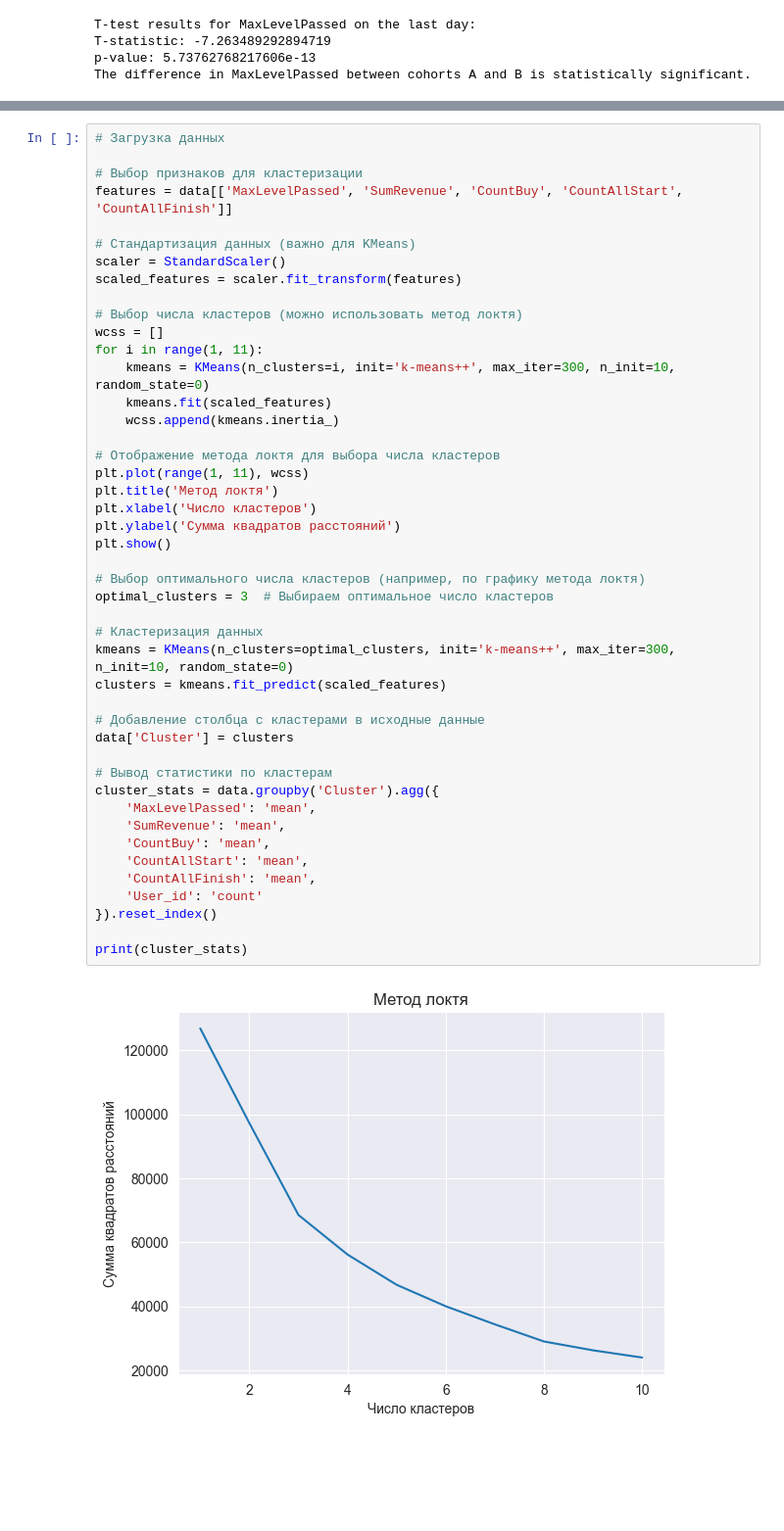
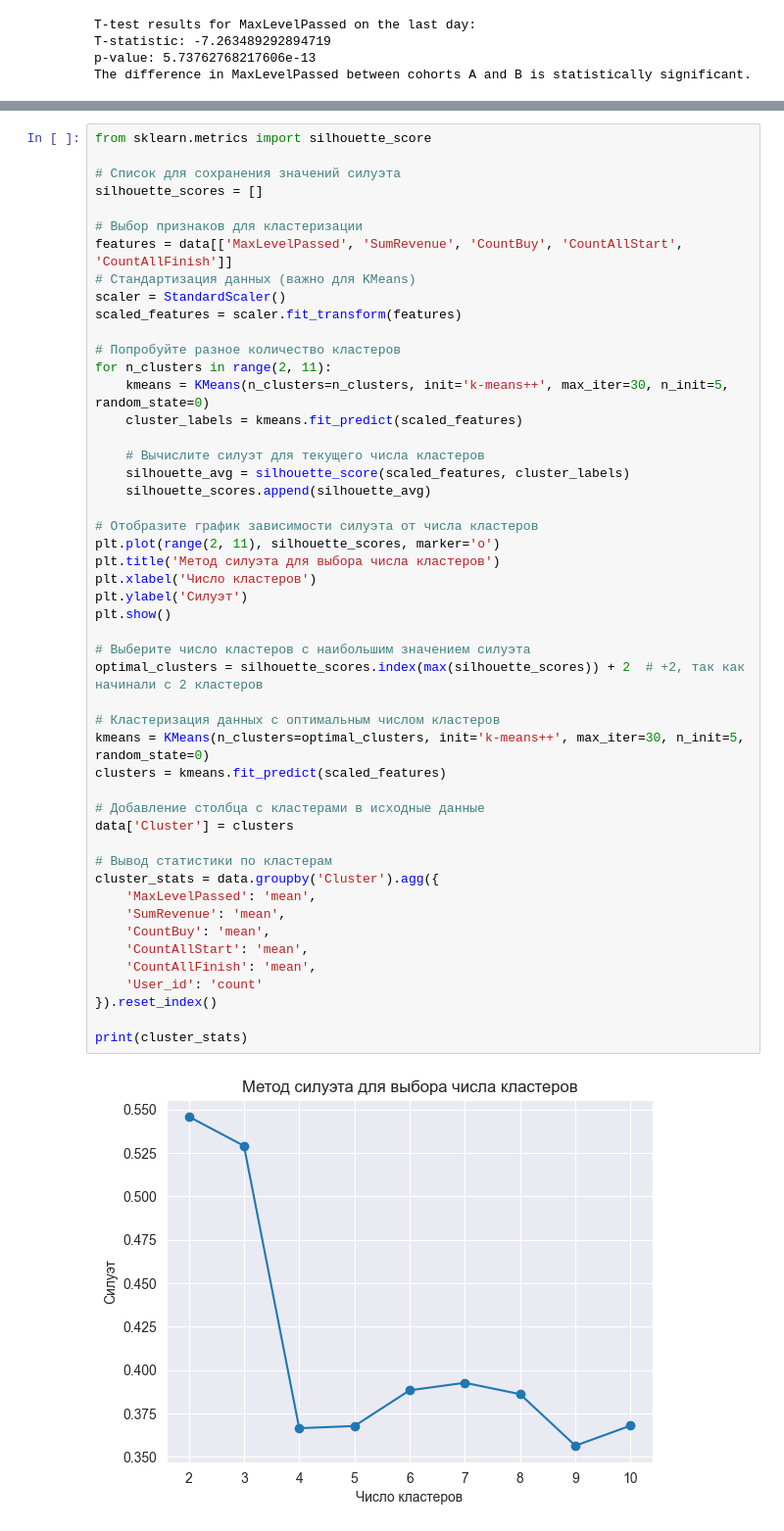
Before and after one commit to prosto-vlad19/A-B_testing_analysis, a Jupyter notebook: other_analysis.ipynb, the cells around one changed output, grey strips where cells are left out. Shown at 98% size. Saved outputs shown, nothing was run; the diff lists cells and outputs as text; blank space fills up the shorter version.

```diff
--- a/other_analysis.ipynb
+++ b/other_analysis.ipynb
@@ -215,48 +268,52 @@ linear_regression(data_scaled_cohort_A,ignore_columns=['SumRevenue', 'User_id',
 # %%
-# Загрузка данных
+from sklearn.metrics import silhouette_score
+
+# Список для сохранения значений силуэта
+silhouette_scores = []
 
 # Выбор признаков для кластеризации
 features = data[['MaxLevelPassed', 'SumRevenue', 'CountBuy', 'CountAllStart', 'CountAllFinish']]
-
 # Стандартизация данных (важно для KMeans)
 scaler = StandardScaler()
 scaled_features = scaler.fit_transform(features)
 
-# Выбор числа кластеров (можно использовать метод локтя)
-wcss = []
-for i in range(1, 11):
-    kmeans = KMeans(n_clusters=i, init='k-means++', max_iter=300, n_init=10, random_state=0)
-    kmeans.fit(scaled_features)
-    wcss.append(kmeans.inertia_)
+# Попробуйте разное количество кластеров
+for n_clusters in range(2, 11):
+    kmeans = KMeans(n_clusters=n_clusters, init='k-means++', max_iter=30, n_init=5, random_state=0)
+    cluster_labels = kmeans.fit_predict(scaled_features)
 
-# Отображение метода локтя для выбора числа кластеров
-plt.plot(range(1, 11), wcss)
-plt.title('Метод локтя')
+    # Вычислите силуэт для текущего числа кластеров
+    silhouette_avg = silhouette_score(scaled_features, cluster_labels)
+    silhouette_scores.append(silhouette_avg)
+
+# Отобразите график зависимости силуэта от числа кластеров
+plt.plot(range(2, 11), silhouette_scores, marker='o')
+plt.title('Метод силуэта для выбора числа кластеров')
 plt.xlabel('Число кластеров')
-plt.ylabel('Сумма квадратов расстояний')
+plt.ylabel('Силуэт')
 plt.show()
 
-# Выбор оптимального числа кластеров (например, по графику метода локтя)
-optimal_clusters = 3  # Выбираем оптимальное число кластеров
+# Выберите число кластеров с наибольшим значением силуэта
+optimal_clusters = silhouette_scores.index(max(silhouette_scores)) + 2  # +2, так как начинали с 2 кластеров
 
-# Кластеризация данных
-kmeans = KMeans(n_clusters=optimal_clusters, init='k-means++', max_iter=300, n_init=10, random_state=0)
+# Кластеризация данных с оптимальным числом кластеров
+kmeans = KMeans(n_clusters=optimal_clusters, init='k-means++', max_iter=30, n_init=5, random_state=0)
 clusters = kmeans.fit_predict(scaled_features)
 
 # Добавление столбца с кластерами в исходные данные
 data['Cluster'] = clusters
 
 # Вывод статистики по кластерам
 cluster_stats = data.groupby('Cluster').agg({
     'MaxLevelPassed': 'mean',
     'SumRevenue': 'mean',
     'CountBuy': 'mean',
     'CountAllStart': 'mean',
     'CountAllFinish': 'mean',
     'User_id': 'count'
 }).reset_index()
 
 print(cluster_stats)
 # %% [output]
-[figure, old version]
+[figure, new version]
    Cluster  MaxLevelPassed  SumRevenue  CountBuy  CountAllStart  \
```
Also changed, not shown: parts of 11 cells of this notebook.
